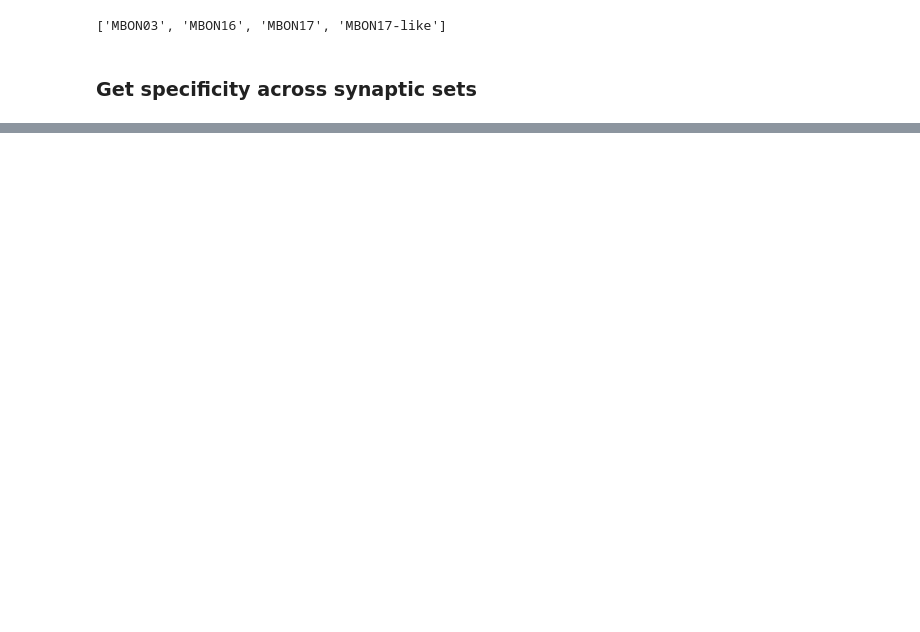
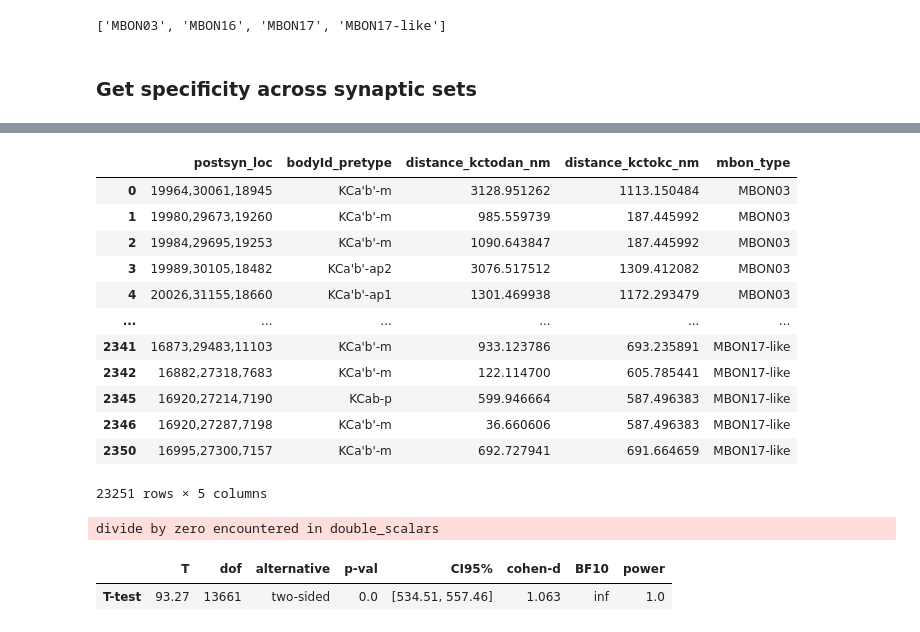
Before and after one commit to jagannathancolabs/2022_postsynapticplasticity, a Jupyter notebook: python/kcmbon_postsynapticspecificity.ipynb, the cells around one changed output, grey strips where cells are left out. Drawn from its saved outputs; the diff is of its cells as text; code cells hidden in the pictures; blank space fills up the shorter version.

```diff
--- a/python/kcmbon_postsynapticspecificity.ipynb
+++ b/python/kcmbon_postsynapticspecificity.ipynb
@@ -872,7 +719,0 @@ kcneurons_df.type.unique()
-# %%
-mb_rois = ["b'L(L)", "b'L(R)", #betaprimelobe
-           'bL(L)', 'bL(R)',   #betalobe
-           'gL(L)', 'gL(R)',   #gammalobe
-           "a'L(L)", "a'L(R)", #alphaprimelobe
-           'aL(L)', 'aL(R)',   #alphalobe
-          ]
@@ -888,2 +719,0 @@ conn_df.drop(['instance_pre', 'instance_post'], inplace=True, axis=1)
-# %%
-usablekcbodyidList = conn_df.bodyId_pre.unique()
@@ -1068,0 +831,7 @@ ax.dist = dist
+# %%
+for targetmbonList in paper_mbons:
+    usablekcbodyidList = get_usablecks(targetmbonList)
+    print('processing :', targetmbonList)
+    statssynlocationsdistance_df, plotsynlocationsdistance_df = get_closestdistance(targetmbonList, usablekcbodyidList)
+    allplotsynlocationsdistance_df = allplotsynlocationsdistance_df.append(plotsynlocationsdistance_df)
+    allstatssynlocationsdistance_df = allstatssynlocationsdistance_df.append(statssynlocationsdistance_df)
@@ -1068,0 +870,27 @@ ax.dist = dist
+# %%
+allstatssynlocationsdistance_df
+# %% [output]
+|  | postsyn_loc | bodyId_pretype | distance_kctodan_nm | distance_kctokc_nm | mbon_type |
+| 0 | 19964,30061,18945 | KCa'b'-m | 3128.951262 | 1113.150484 | MBON03 |
+| 1 | 19980,29673,19260 | KCa'b'-m | 985.559739 | 187.445992 | MBON03 |
+| 2 | 19984,29695,19253 | KCa'b'-m | 1090.643847 | 187.445992 | MBON03 |
+| 3 | 19989,30105,18482 | KCa'b'-ap2 | 3076.517512 | 1309.412082 | MBON03 |
+| 4 | 20026,31155,18660 | KCa'b'-ap1 | 1301.469938 | 1172.293479 | MBON03 |
+| ... | ... | ... | ... | ... | ... |
+| 2341 | 16873,29483,11103 | KCa'b'-m | 933.123786 | 693.235891 | MBON17-like |
+| 2342 | 16882,27318,7683 | KCa'b'-m | 122.114700 | 605.785441 | MBON17-like |
+| 2345 | 16920,27214,7190 | KCab-p | 599.946664 | 587.496383 | MBON17-like |
+| 2346 | 16920,27287,7198 | KCa'b'-m | 36.660606 | 587.496383 | MBON17-like |
+| 2350 | 16995,27300,7157 | KCa'b'-m | 692.727941 | 691.664659 | MBON17-like |
+23251 rows × 5 columns
+# %%
+res_mbon03 = ttest(allstatssynlocationsdistance_df[(allstatssynlocationsdistance_df['mbon_type'] == 'MBON03')]['distance_kctodan_nm'],
+                   allstatssynlocationsdistance_df[(allstatssynlocationsdistance_df['mbon_type'] == 'MBON03')]['distance_kctokc_nm'],
+                   paired=True).round(3)
+# %% [output]
+divide by zero encountered in double_scalars
+# %%
+res_mbon03
+# %% [output]
+|  | T | dof | alternative | p-val | CI95% | cohen-d | BF10 | power |
+| T-test | 93.27 | 13661 | two-sided | 0.0 | [534.51, 557.46] | 1.063 | inf | 1.0 |
```
Also changed, not shown: parts of 104 cells of this notebook, 6 other files.
